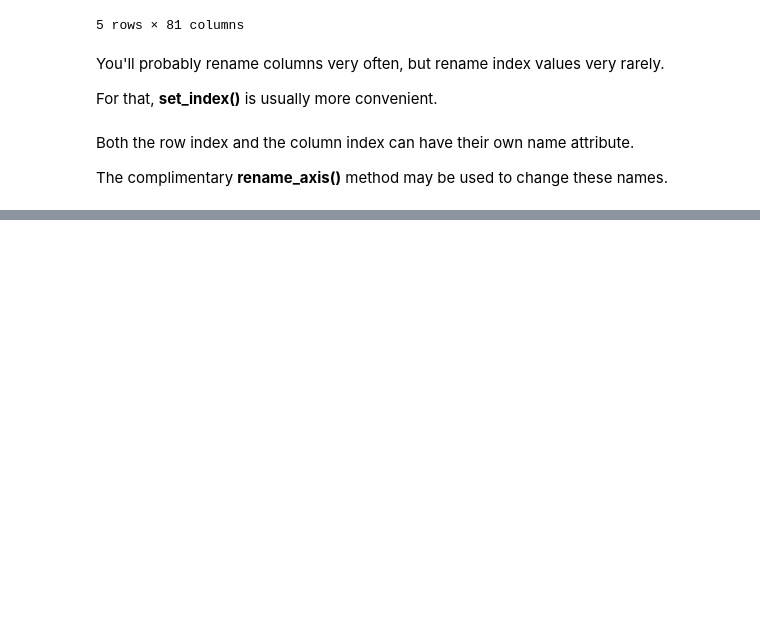
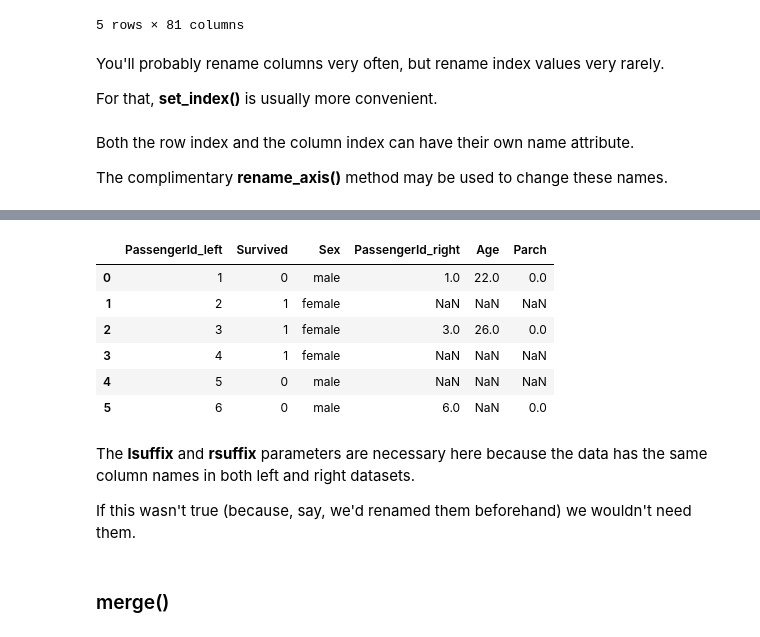
Before and after one commit to AubreyJohns/python_pandas, a Jupyter notebook: Pandas.ipynb, the cells around one changed output, grey strips where cells are left out. Saved outputs shown, nothing was run; the diff lists cells and outputs as text; code cells hidden in the pictures; blank space fills up the shorter version.

```diff
--- a/Pandas.ipynb
+++ b/Pandas.ipynb
@@ -1790,0 +1862,19 @@ The complimentary **rename_axis()** method may be used to change these names.
+# %%
+left = df1
+right = df2
+
+left.join(right, lsuffix='_left', rsuffix='_right')
+# %% [output]
+|  | PassengerId_left | Survived | Sex | PassengerId_right | Age | Parch |
+| 0 | 1 | 0 | male | 1.0 | 22.0 | 0.0 |
+| 1 | 2 | 1 | female | NaN | NaN | NaN |
+| 2 | 3 | 1 | female | 3.0 | 26.0 | 0.0 |
+| 3 | 4 | 1 | female | NaN | NaN | NaN |
+| 4 | 5 | 0 | male | NaN | NaN | NaN |
+| 5 | 6 | 0 | male | 6.0 | NaN | 0.0 |
+# %% [markdown]
+The **lsuffix** and **rsuffix** parameters are necessary here because the data has the same column names in both left and right datasets.
+
+If this wasn't true (because, say, we'd renamed them beforehand) we wouldn't need them.
+# %% [markdown]
+### merge()
```
Also changed, not shown: parts of 12 cells of this notebook, 5 other files.
